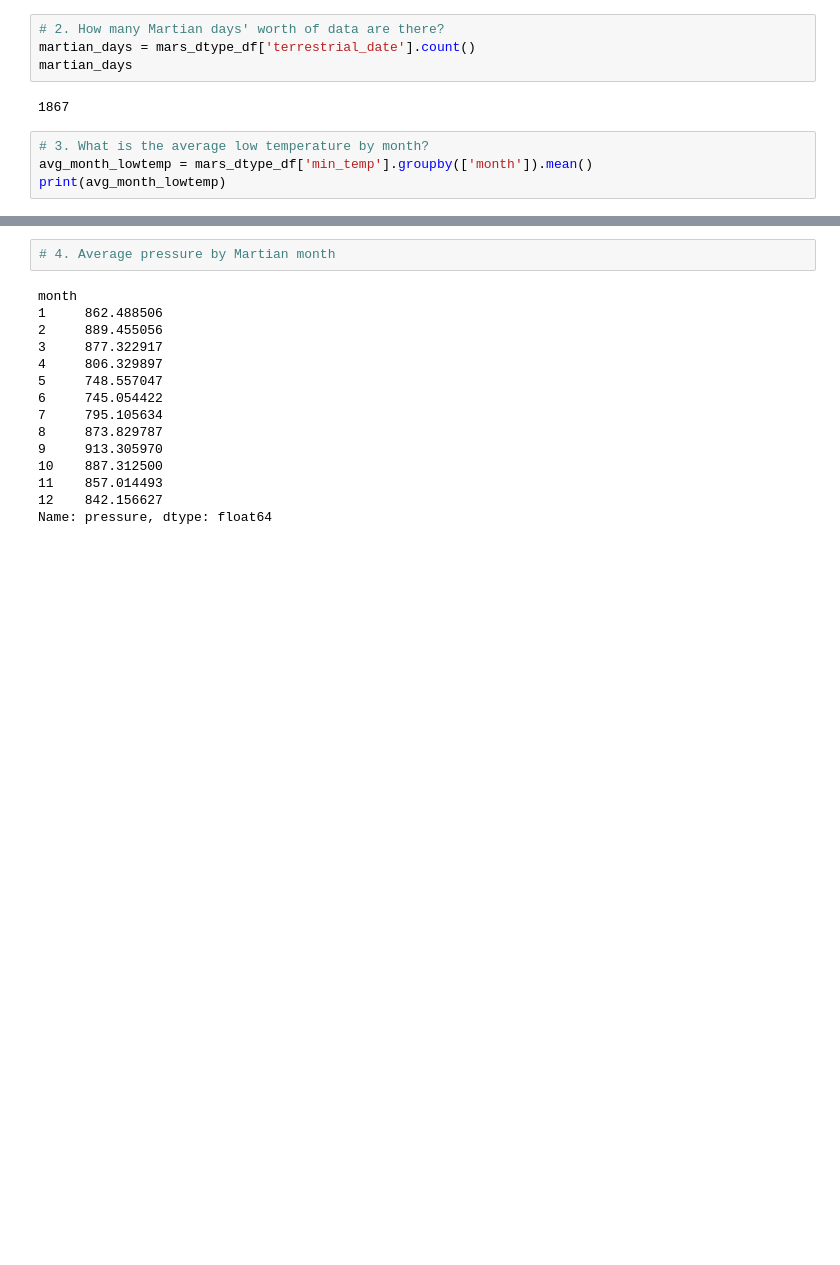
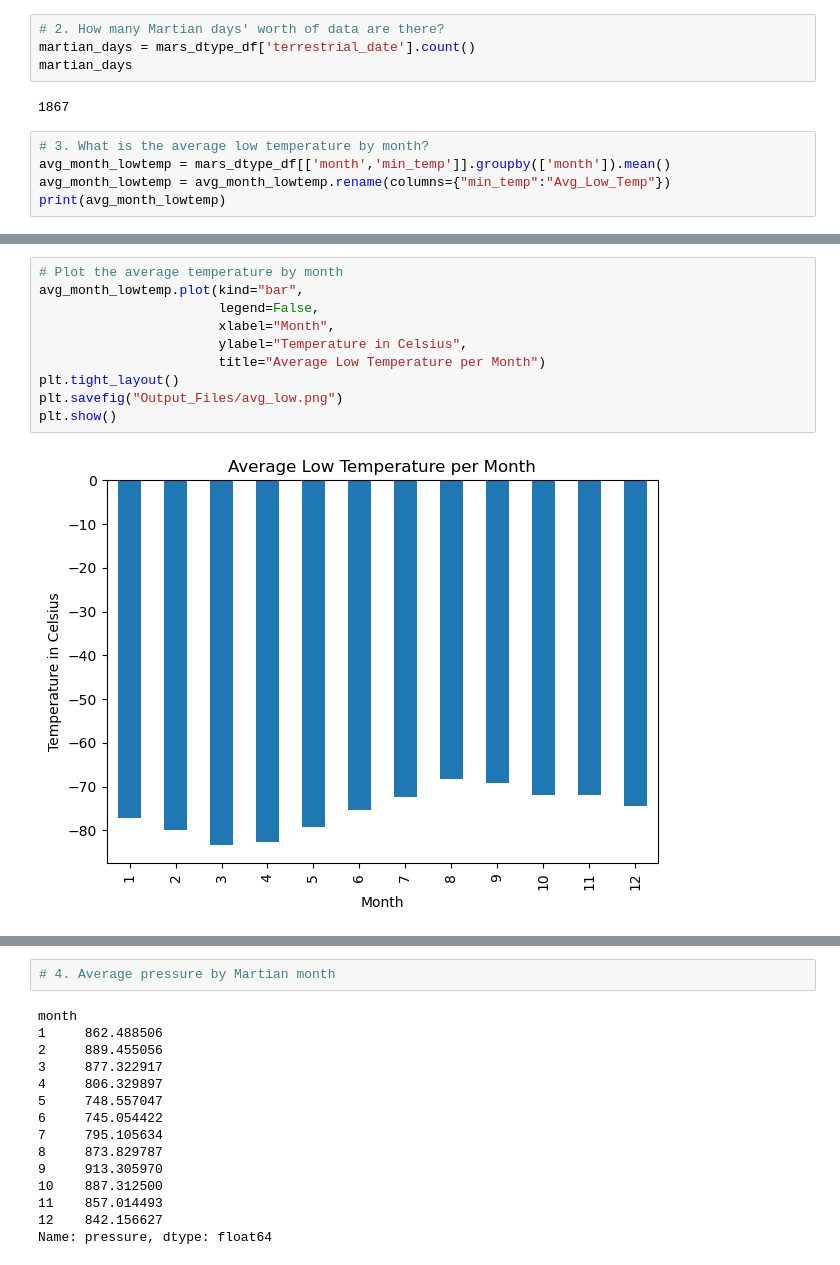
Before and after one commit to RJBarker/web-scraping-challenge, a Jupyter notebook: Mars_WebScraping/Mars_Weather/Mars_Weather_Scrape.ipynb, the cells around one changed output, grey strips where cells are left out. Saved outputs shown, nothing was run; the diff lists cells and outputs as text; blank space fills up the shorter version.

Commit message:
Additional code added to Mars_Weather_Scrape.ipynb, Output_Files directory created for plot files

```diff
--- a/Mars_WebScraping/Mars_Weather/part_2_mars_weather.ipynb
+++ b/Mars_WebScraping/Mars_Weather/Mars_Weather_Scrape.ipynb
@@ -195,6 +196,7 @@ martian_days
 1867
 # %%
 # 3. What is the average low temperature by month?
-avg_month_lowtemp = mars_dtype_df['min_temp'].groupby(['month']).mean()
+avg_month_lowtemp = mars_dtype_df[['month','min_temp']].groupby(['month']).mean()
+avg_month_lowtemp = avg_month_lowtemp.rename(columns={"min_temp":"Avg_Low_Temp"})
 print(avg_month_lowtemp)
 # %% [output]
@@ -209,0 +217,12 @@ KeyError: 'month'
+# %%
+# Plot the average temperature by month
+avg_month_lowtemp.plot(kind="bar",
+                       legend=False,
+                       xlabel="Month",
+                       ylabel="Temperature in Celsius",
+                       title="Average Low Temperature per Month")
+plt.tight_layout()
+plt.savefig("Output_Files/avg_low.png")
+plt.show()
+# %% [output]
+[figure, added]
```
Also changed, not shown: parts of 5 cells of this notebook, 2 other files.
